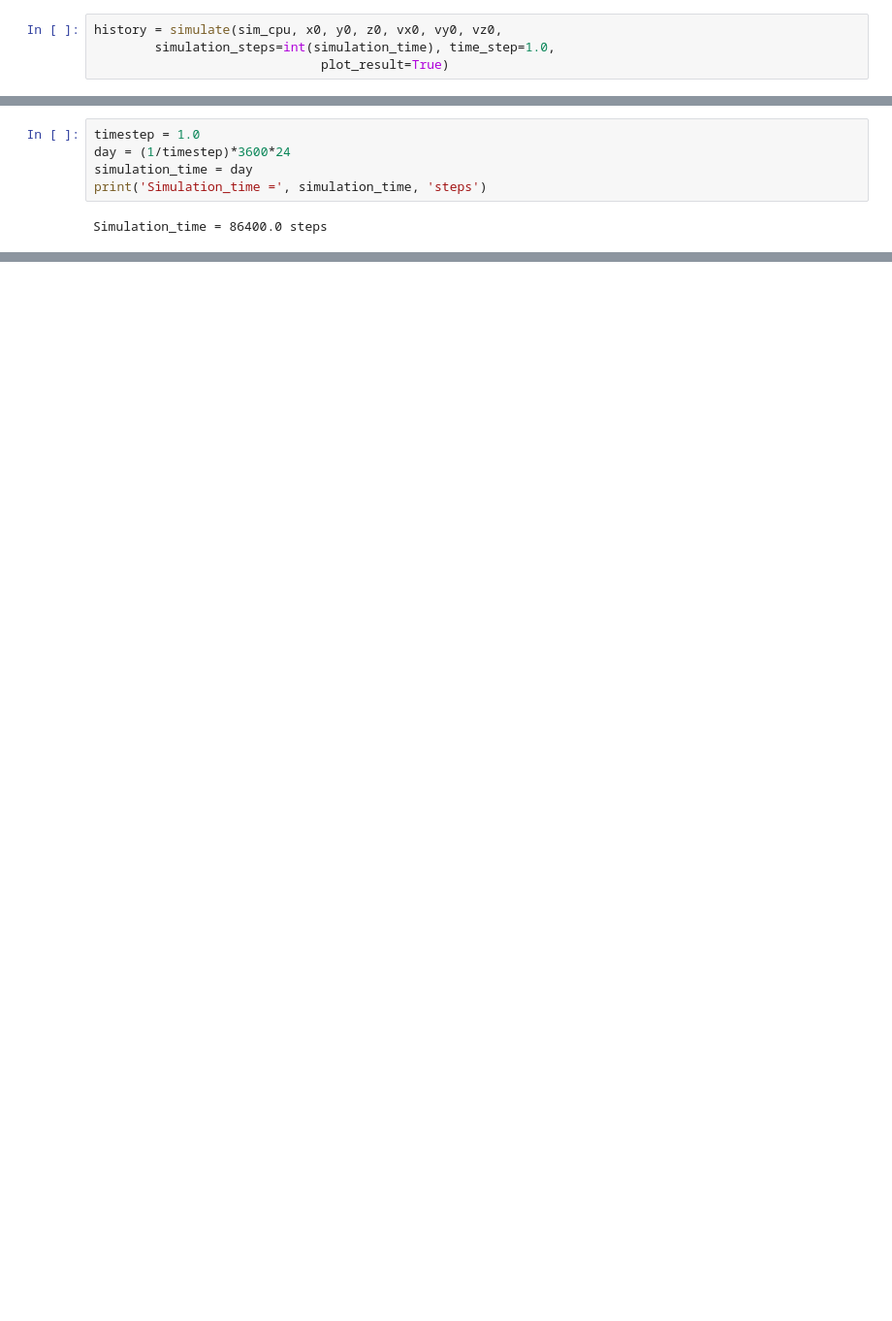
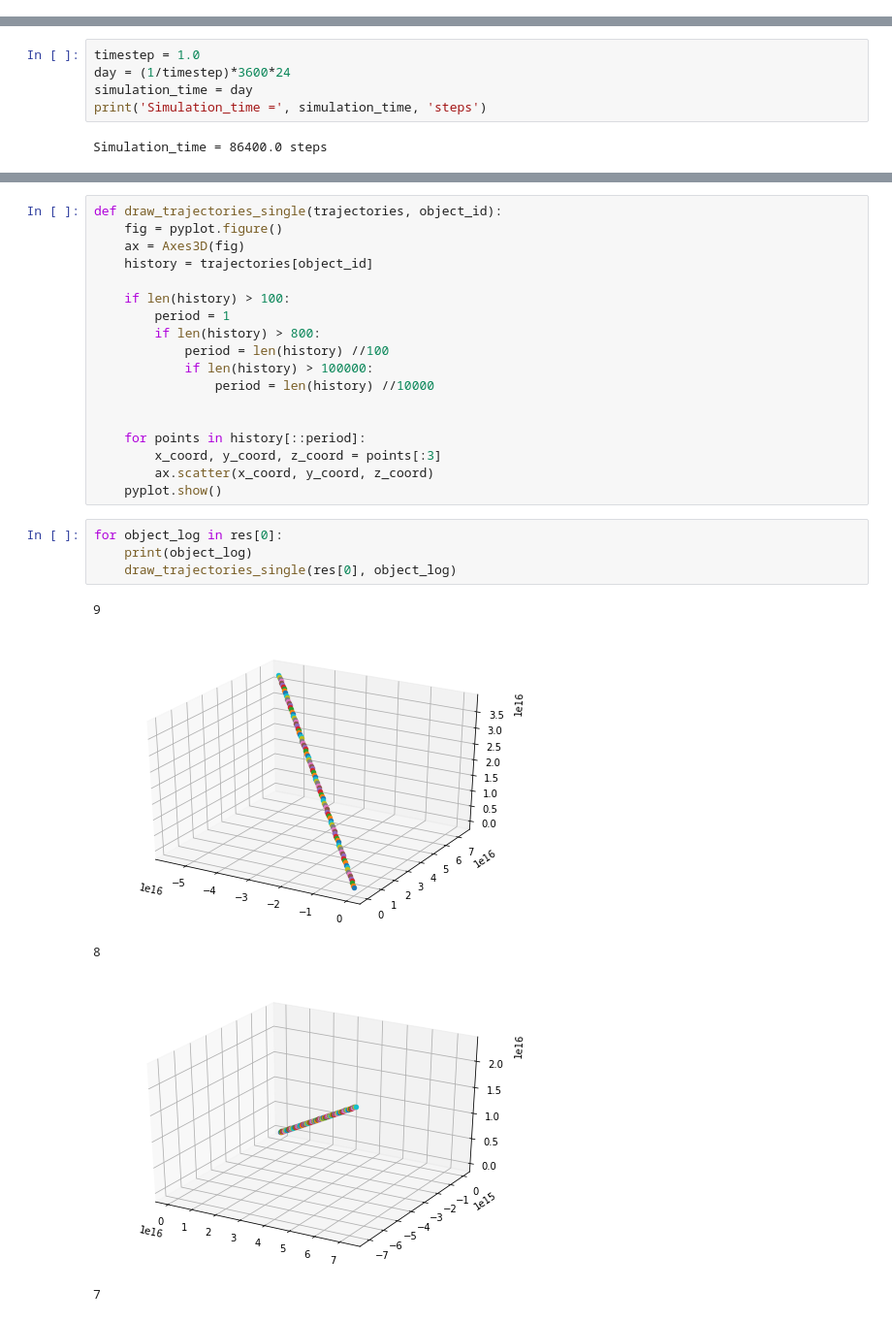
Before and after one commit to kharitonov-ivan/space_junk_simulator, a Jupyter notebook: notebooks/1_Stage_1_Trajectories_with_simple_gravity.ipynb, the cells around one changed output, grey strips where cells are left out. Shown: that part at 97% size. Drawn from its saved outputs; the diff is of its cells as text; blank space fills up the shorter version.

```diff
--- a/notebooks/1_Stage_1_Trajectories_with_simple_gravity.ipynb
+++ b/notebooks/1_Stage_1_Trajectories_with_simple_gravity.ipynb
@@ -172,4 +228,0 @@ x_init, y_init, z_init, vx_init, vy_init, vz_init, x_init
-# %%
-history = simulate(sim_cpu, x0, y0, z0, vx0, vy0, vz0,
-        simulation_steps=int(simulation_time), time_step=1.0,
-                              plot_result=True)
@@ -264,0 +306,28 @@ simulate(sim_cpu, x0, y0, z0, vx0, vy0, vz0,
+# %%
+def draw_trajectories_single(trajectories, object_id):
+    fig = pyplot.figure()
+    ax = Axes3D(fig)
+    history = trajectories[object_id]
+
+    if len(history) > 100:
+        period = 1
+        if len(history) > 800:
+            period = len(history) //100
+            if len(history) > 100000:
+                period = len(history) //10000
+
+
+    for points in history[::period]:
+        x_coord, y_coord, z_coord = points[:3]
+        ax.scatter(x_coord, y_coord, z_coord)
+    pyplot.show()
+# %%
+for object_log in res[0]:
+    print(object_log)
+    draw_trajectories_single(res[0], object_log)
+# %% [output]
+9
+[figure, added]
+8
+[figure, added]
+7
```
Also changed, not shown: parts of 40 cells of this notebook, 1 other file.
